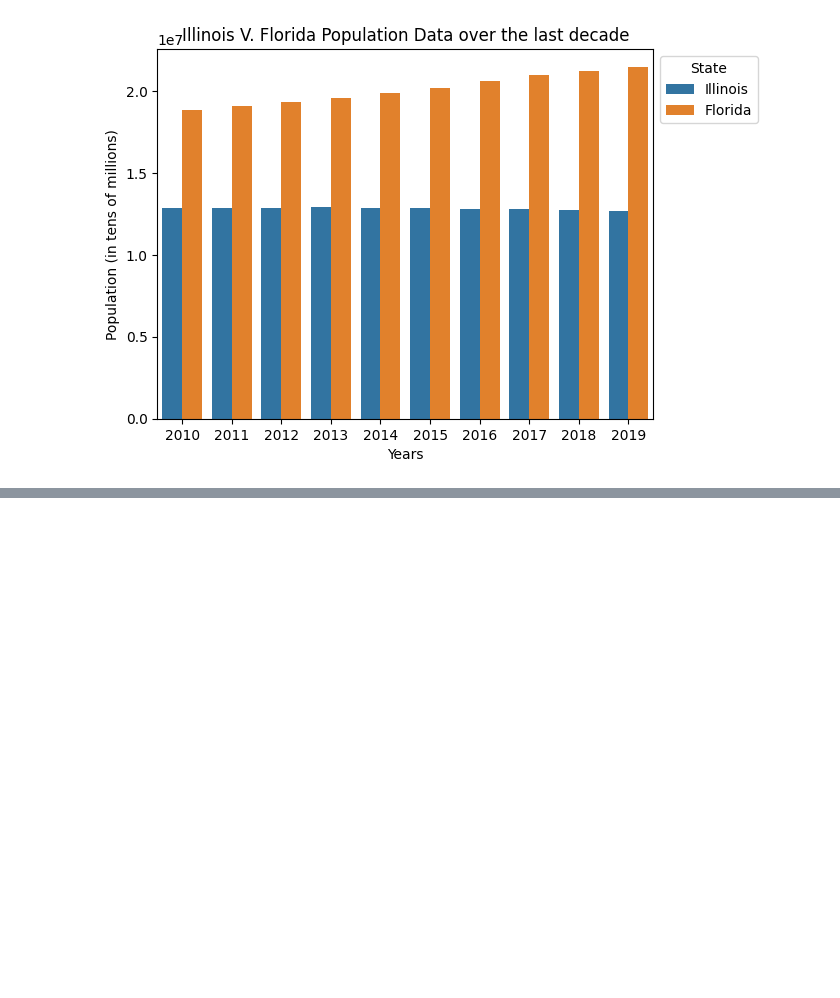
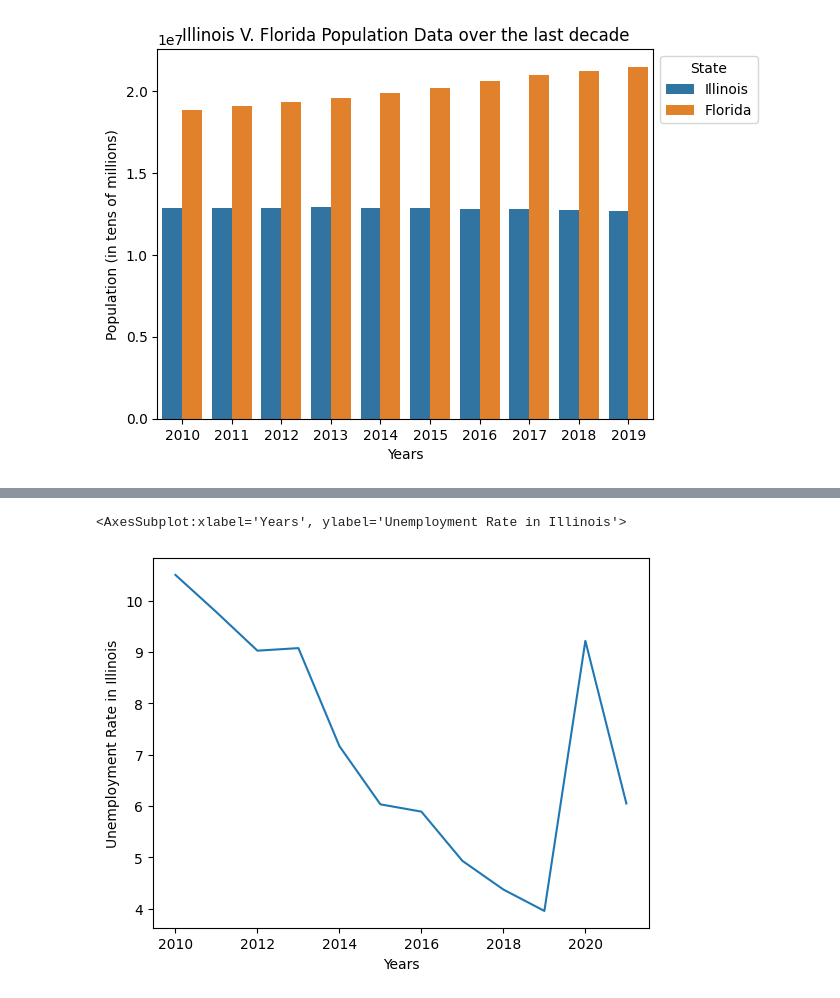
Before and after one commit to biancaatienza/418-project, a Jupyter notebook: Untitled.ipynb, the cells around one changed output, grey strips where cells are left out. Saved outputs shown, nothing was run; the diff lists cells and outputs as text; code cells hidden in the pictures; blank space fills up the shorter version.

```diff
--- a/Untitled.ipynb
+++ b/Untitled.ipynb
@@ -57,0 +58,7 @@ sns.lineplot(x='Date', y='FLUR', data=floridaUR)
+# %%
+illinoisUR = pd.read_csv("ILURN.csv")
+illinoisUR
+sns.lineplot(x='Years', y='Unemployment Rate in Illinois', data=illinoisUR)
+# %% [output]
+<AxesSubplot:xlabel='Years', ylabel='Unemployment Rate in Illinois'>
+[figure, added]
```
Also changed, not shown: parts of 2 cells of this notebook, 5 other files.
